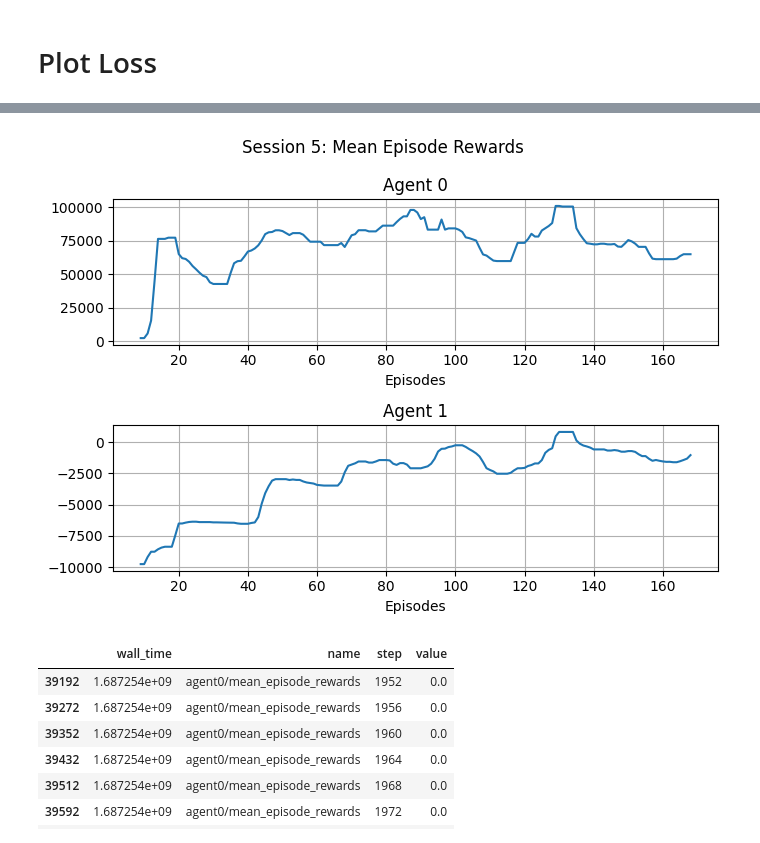
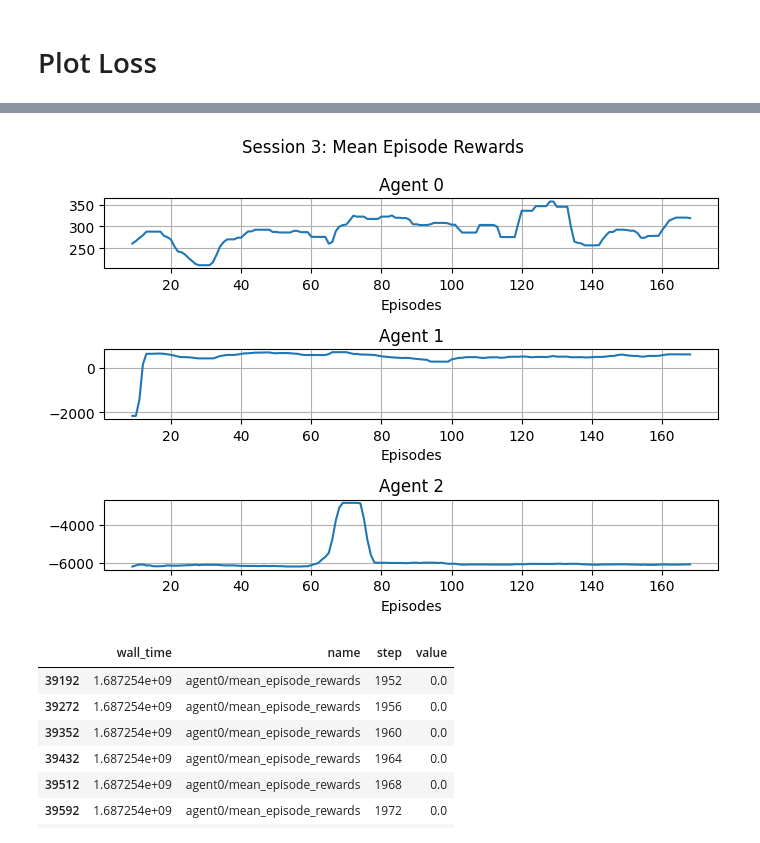
Before and after one commit to buehrerc/MAAC-auto-gov, a Jupyter notebook: analysis/generate_plots.ipynb, the cells around one changed output, grey strips where cells are left out. Saved outputs shown, nothing was run; the diff lists cells and outputs as text; code cells hidden in the pictures.

```diff
--- a/analysis/generate_plots.ipynb
+++ b/analysis/generate_plots.ipynb
@@ -86,7 +86,7 @@ plot_agent_loss(1, 2, 2)
 # %%
-plot_agent_reward(5, 1, 2)
+plot_agent_reward(3, 2, 3)
 # %% [output]
-[figure, old version]
+[figure, new version]
 # %%
 session_id = 4
 run_id = 2
```
Also changed, not shown: parts of 7 cells of this notebook, 7 other files.
